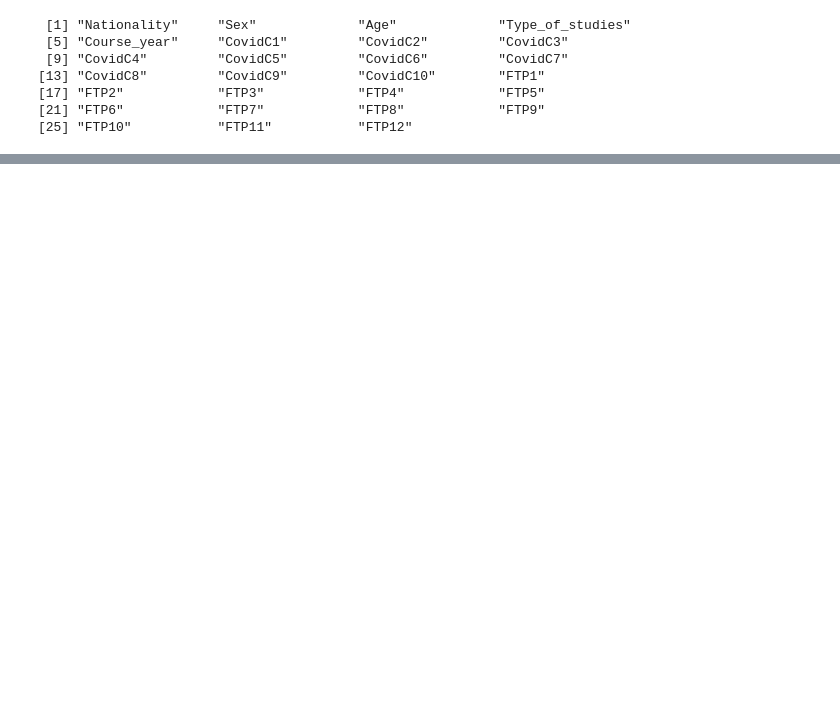
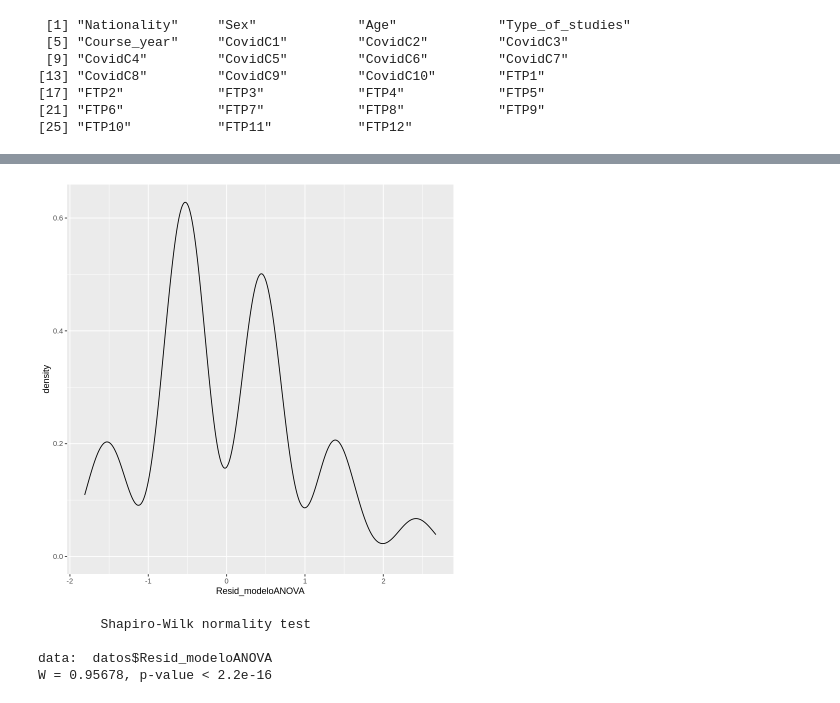
Before and after one commit to Cruzalirio/Unal-Enfermeria-, a Jupyter notebook: Cuadernos/Taller3.ipynb, the cells around one changed output, grey strips where cells are left out. Cells and saved outputs as stored; diff of their text form; code cells hidden in the pictures; blank space fills up the shorter version.

```diff
--- a/Cuadernos/Taller3.ipynb
+++ b/Cuadernos/Taller3.ipynb
@@ -122,0 +150,3 @@ luego ver cuáles de las siguientes variables afectan a la variable Y:  Sex, Age
+# %%
+modelo = lm(FTP12 ~factor(Sex)+factor(Type_of_studies)+Age+factor(Course_year), data=datos)
+print(anova(modelo))
@@ -122,0 +165,13 @@ luego ver cuáles de las siguientes variables afectan a la variable Y:  Sex, Age
+# %%
+resid = residuals(modelo)
+datos$Resid_modeloANOVA = resid
+ggplot(datos, aes(x=Resid_modeloANOVA))+ geom_density()
+# %% [output]
+[figure, added]
+# %%
+shapiro.test(datos$Resid_modeloANOVA)
+# %% [output]
+        Shapiro-Wilk normality test
+
+data:  datos$Resid_modeloANOVA
+W = 0.95678, p-value < 2.2e-16
```
Also changed, not shown: parts of 17 cells of this notebook.
